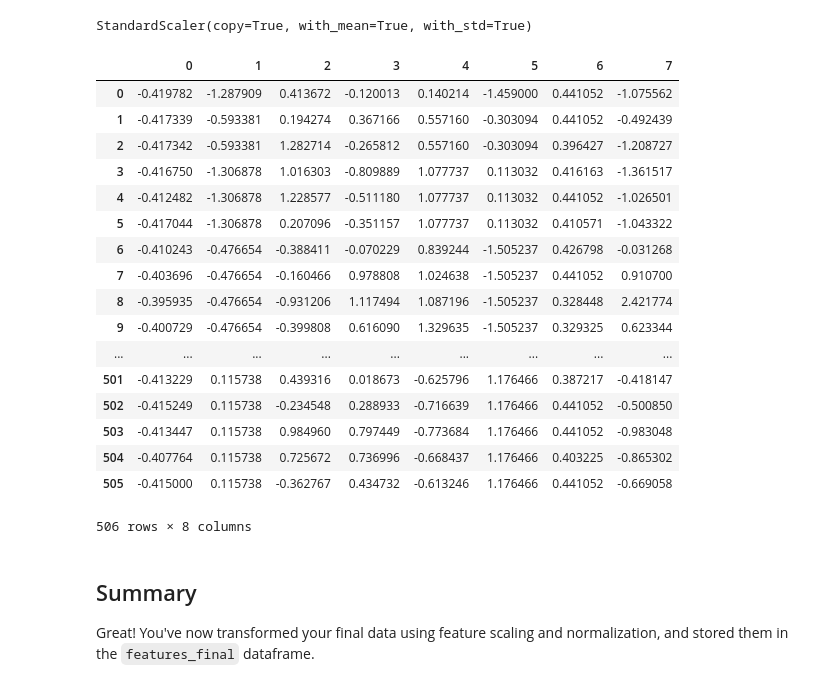
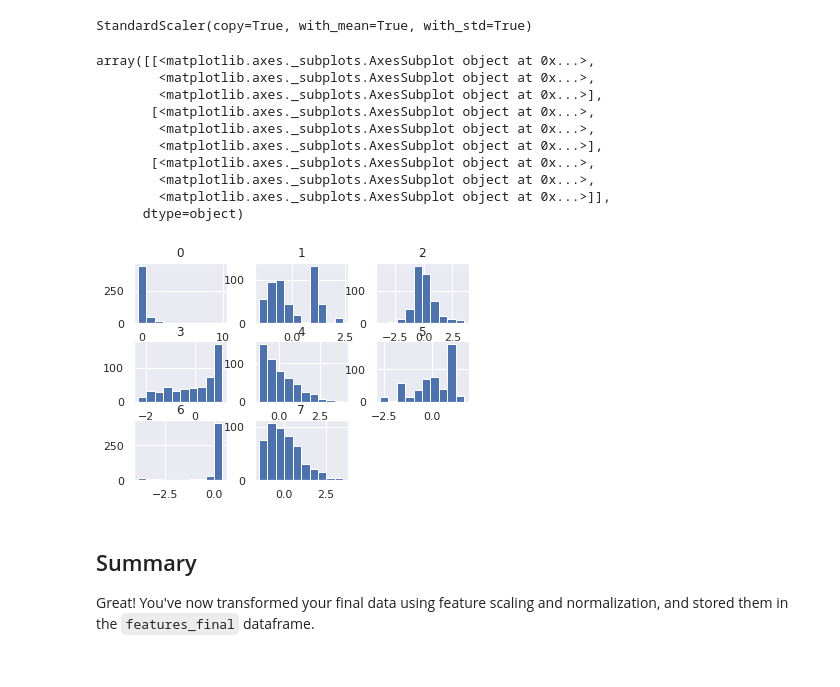
Before and after one commit to hy123udg/dsc-feature-scaling-and-normalization-lab-nyc-ds-060319, a Jupyter notebook: index.ipynb, the cells around one changed output. Drawn from its saved outputs; the diff is of its cells as text; code cells hidden in the pictures.

```diff
--- a/index.ipynb
+++ b/index.ipynb
@@ -102,26 +102,19 @@ StandardScaler(copy=True, with_mean=True, with_std=True)
 # %%
 boston_scaled = scaler.transform(x)
 # %%
-pd.DataFrame(boston_scaled).h
+pd.DataFrame(boston_scaled).hist()
 # %% [output]
-|  | 0 | 1 | 2 | 3 | 4 | 5 | 6 | 7 |
-| 0 | -0.419782 | -1.287909 | 0.413672 | -0.120013 | 0.140214 | -1.459000 | 0.441052 | -1.075562 |
-| 1 | -0.417339 | -0.593381 | 0.194274 | 0.367166 | 0.557160 | -0.303094 | 0.441052 | -0.492439 |
-| 2 | -0.417342 | -0.593381 | 1.282714 | -0.265812 | 0.557160 | -0.303094 | 0.396427 | -1.208727 |
-| 3 | -0.416750 | -1.306878 | 1.016303 | -0.809889 | 1.077737 | 0.113032 | 0.416163 | -1.361517 |
-| 4 | -0.412482 | -1.306878 | 1.228577 | -0.511180 | 1.077737 | 0.113032 | 0.441052 | -1.026501 |
-| 5 | -0.417044 | -1.306878 | 0.207096 | -0.351157 | 1.077737 | 0.113032 | 0.410571 | -1.043322 |
-| 6 | -0.410243 | -0.476654 | -0.388411 | -0.070229 | 0.839244 | -1.505237 | 0.426798 | -0.031268 |
-| 7 | -0.403696 | -0.476654 | -0.160466 | 0.978808 | 1.024638 | -1.505237 | 0.441052 | 0.910700 |
-| 8 | -0.395935 | -0.476654 | -0.931206 | 1.117494 | 1.087196 | -1.505237 | 0.328448 | 2.421774 |
-| 9 | -0.400729 | -0.476654 | -0.399808 | 0.616090 | 1.329635 | -1.505237 | 0.329325 | 0.623344 |
-| ... | ... | ... | ... | ... | ... | ... | ... | ... |
-| 501 | -0.413229 | 0.115738 | 0.439316 | 0.018673 | -0.625796 | 1.176466 | 0.387217 | -0.418147 |
-| 502 | -0.415249 | 0.115738 | -0.234548 | 0.288933 | -0.716639 | 1.176466 | 0.441052 | -0.500850 |
-| 503 | -0.413447 | 0.115738 | 0.984960 | 0.797449 | -0.773684 | 1.176466 | 0.441052 | -0.983048 |
-| 504 | -0.407764 | 0.115738 | 0.725672 | 0.736996 | -0.668437 | 1.176466 | 0.403225 | -0.865302 |
-| 505 | -0.415000 | 0.115738 | -0.362767 | 0.434732 | -0.613246 | 1.176466 | 0.441052 | -0.669058 |
-506 rows × 8 columns
+array([[<matplotlib.axes._subplots.AxesSubplot object at 0x...>,
+        <matplotlib.axes._subplots.AxesSubplot object at 0x...>,
+        <matplotlib.axes._subplots.AxesSubplot object at 0x...>],
+       [<matplotlib.axes._subplots.AxesSubplot object at 0x...>,
+        <matplotlib.axes._subplots.AxesSubplot object at 0x...>,
+        <matplotlib.axes._subplots.AxesSubplot object at 0x...>],
+       [<matplotlib.axes._subplots.AxesSubplot object at 0x...>,
+        <matplotlib.axes._subplots.AxesSubplot object at 0x...>,
+        <matplotlib.axes._subplots.AxesSubplot object at 0x...>]],
+      dtype=object)
+[figure, added]
 # %% [markdown]
 ## Summary
 Great! You've now transformed your final data using feature scaling and normalization, and stored them in the `features_final` dataframe.
```
